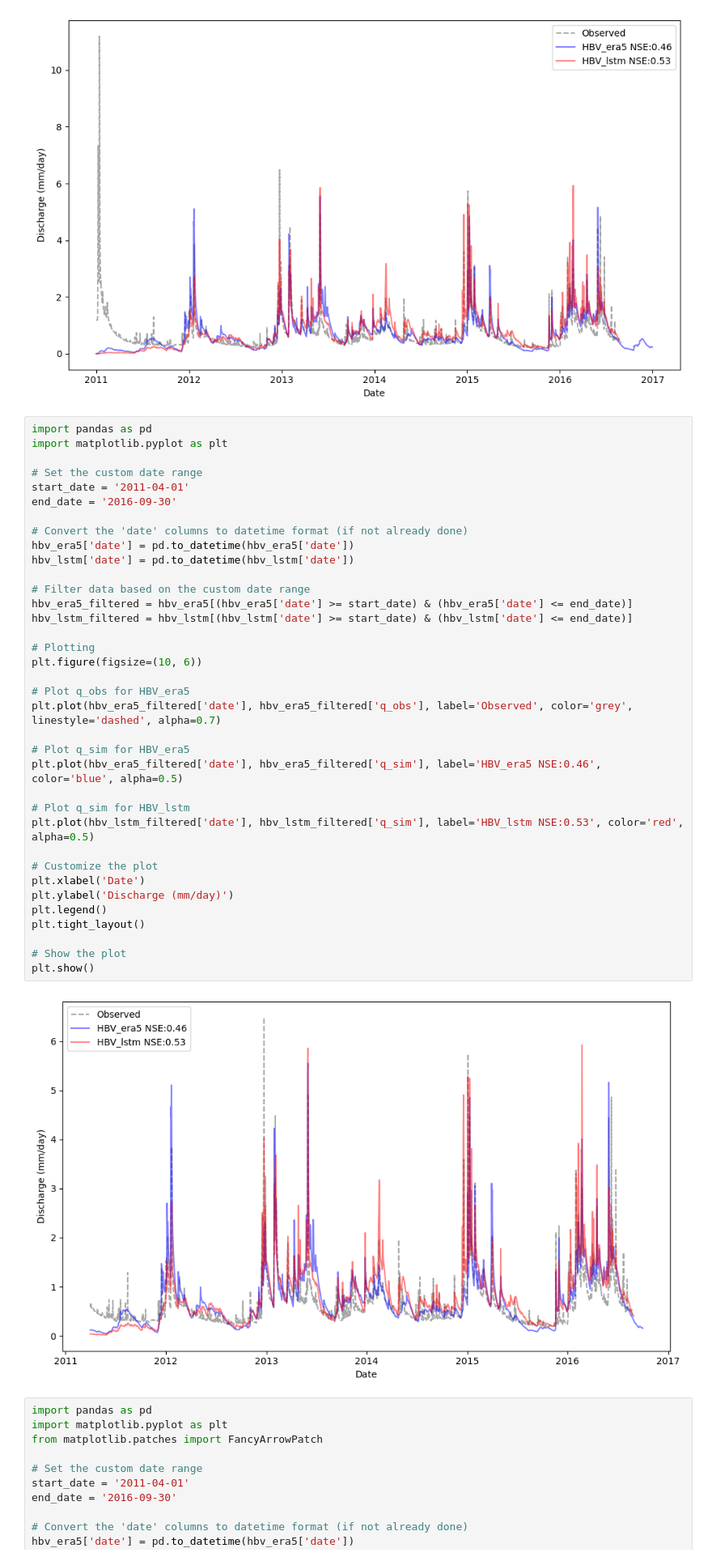
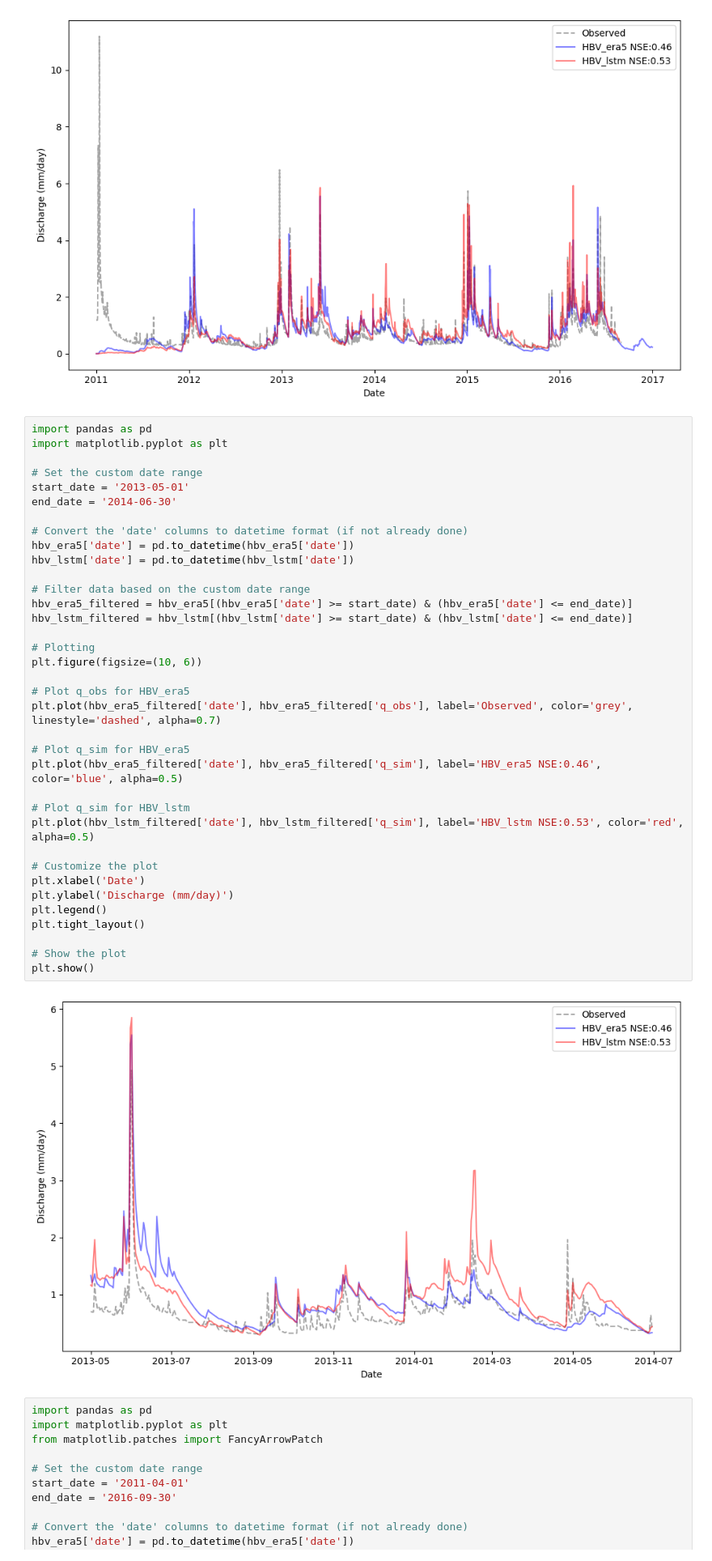
Before and after one commit to Ash-Manoj/Hy2DL_Caravan, a Jupyter notebook: Hy2DL/results/conceptual_models_CARAVAN/analysis_plots.ipynb, the cells around one changed output. Shown at 81% size. Cells and saved outputs as stored; diff of their text form.

```diff
--- a/Hy2DL/results/conceptual_models_CARAVAN/analysis_plots.ipynb
+++ b/Hy2DL/results/conceptual_models_CARAVAN/analysis_plots.ipynb
@@ -82,39 +175,39 @@ import pandas as pd
 import matplotlib.pyplot as plt
 
 # Set the custom date range
-start_date = '2011-04-01'
-end_date = '2016-09-30'
+start_date = '2013-05-01'
+end_date = '2014-06-30'
 
 # Convert the 'date' columns to datetime format (if not already done)
 hbv_era5['date'] = pd.to_datetime(hbv_era5['date'])
 hbv_lstm['date'] = pd.to_datetime(hbv_lstm['date'])
 
 # Filter data based on the custom date range
 hbv_era5_filtered = hbv_era5[(hbv_era5['date'] >= start_date) & (hbv_era5['date'] <= end_date)]
 hbv_lstm_filtered = hbv_lstm[(hbv_lstm['date'] >= start_date) & (hbv_lstm['date'] <= end_date)]
 
 # Plotting
 plt.figure(figsize=(10, 6))
 
 # Plot q_obs for HBV_era5
 plt.plot(hbv_era5_filtered['date'], hbv_era5_filtered['q_obs'], label='Observed', color='grey', linestyle='dashed', alpha=0.7)
 
 # Plot q_sim for HBV_era5
 plt.plot(hbv_era5_filtered['date'], hbv_era5_filtered['q_sim'], label='HBV_era5 NSE:0.46', color='blue', alpha=0.5)
 
 # Plot q_sim for HBV_lstm
 plt.plot(hbv_lstm_filtered['date'], hbv_lstm_filtered['q_sim'], label='HBV_lstm NSE:0.53', color='red', alpha=0.5)
 
 # Customize the plot
 plt.xlabel('Date')
 plt.ylabel('Discharge (mm/day)')
 plt.legend()
 plt.tight_layout()
 
 # Show the plot
 plt.show()
 # %% [output]
-[figure, old version]
+[figure, new version]
 # %%
 import pandas as pd
 import matplotlib.pyplot as plt
```
Also changed, not shown: parts of 4 cells of this notebook.
